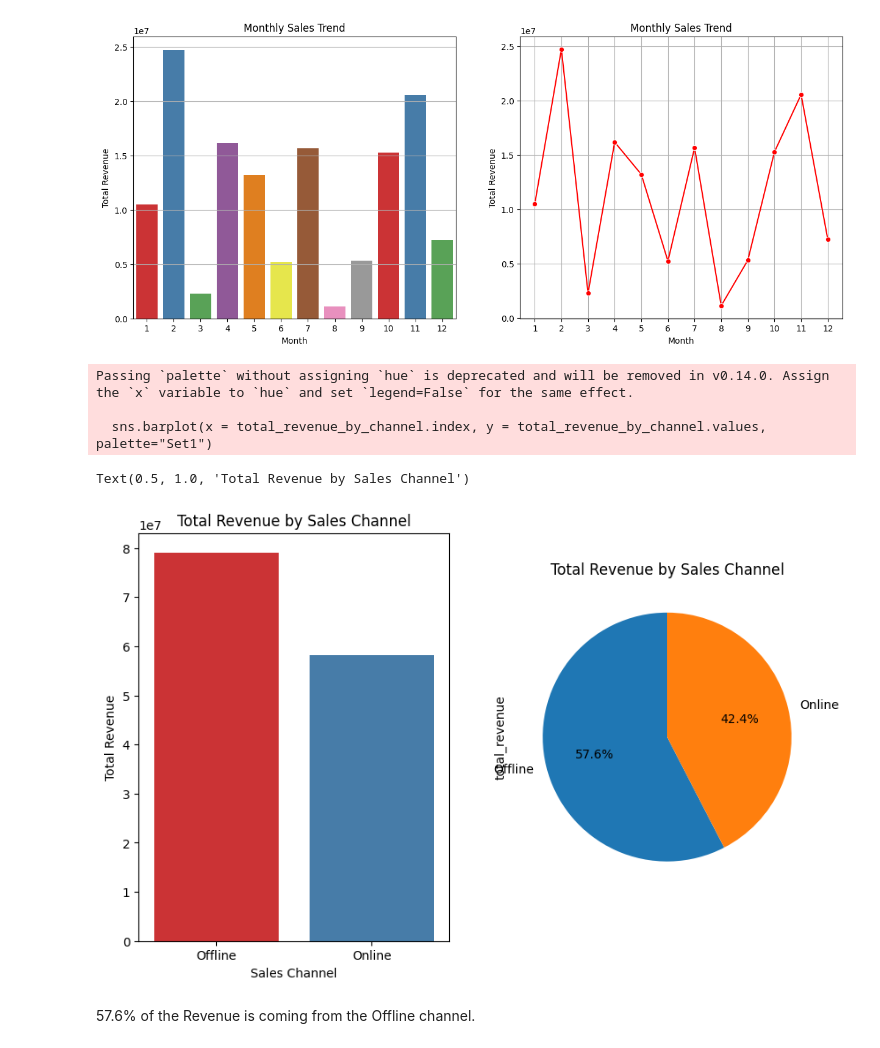
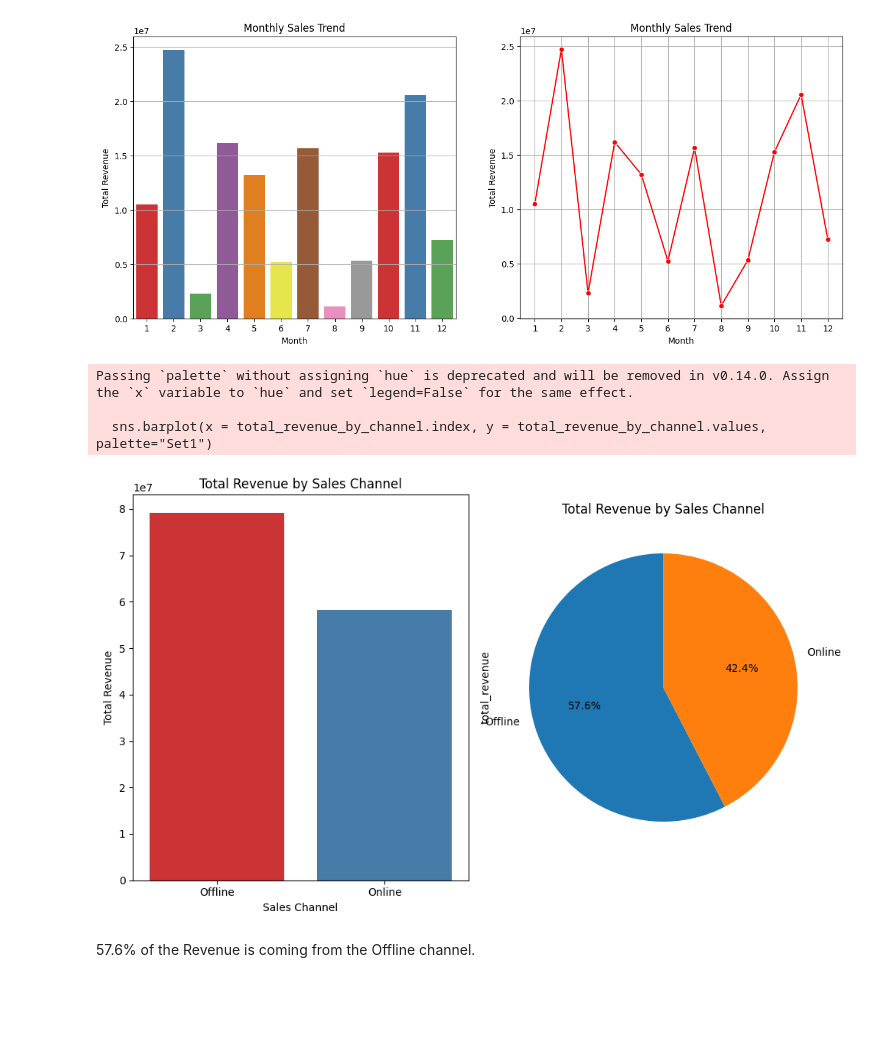
Before and after one commit to sahilkhan-7/amazon-sales-analysis, a Jupyter notebook: main.ipynb, the cells around one changed output. Cells and saved outputs as stored; diff of their text form; code cells hidden in the pictures; blank space fills up the shorter version.

```diff
--- a/main.ipynb
+++ b/main.ipynb
@@ -8,7 +8,7 @@ import seaborn as sns
 # %% [markdown]
 ## Loading the Dataset
 # %%
-df = pd.read_csv('E:\Python\Intership (unified)\Amazon Sales Analysis\Amazon Sales data.csv')
+df = pd.read_csv("Amazon Sales data.csv")
 # %%
 df.sample(5)
 # %% [output]
@@ -235,21 +235,21 @@ Passing `palette` without assigning `hue` is deprecated and will be removed in v
 # %%
 # Total Revenue by Sales Channel
 total_revenue_by_channel = df.groupby('sales_channel')['total_revenue'].sum()
 plt.figure(figsize=(18, 6))
 plt.subplot(1, 2, 1)
 sns.barplot(x = total_revenue_by_channel.index, y = total_revenue_by_channel.values, palette="Set1")
 plt.title('Total Revenue by Sales Channel')
 plt.xlabel('Sales Channel')
 plt.ylabel('Total Revenue')
 
 plt.subplot(1, 2, 2)
 total_revenue_by_channel.plot.pie(autopct='%1.1f%%', startangle=90, figsize=(10, 6))
 plt.title('Total Revenue by Sales Channel')
+plt.tight_layout()
 # %% [output]
 Passing `palette` without assigning `hue` is deprecated and will be removed in v0.14.0. Assign the `x` variable to `hue` and set `legend=False` for the same effect.
 
   sns.barplot(x = total_revenue_by_channel.index, y = total_revenue_by_channel.values, palette="Set1")
-Text(0.5, 1.0, 'Total Revenue by Sales Channel')
-[figure, old version]
+[figure, new version]
 # %% [markdown]
 57.6% of the Revenue is coming from the Offline channel.
```
Also changed, not shown: parts of 9 cells of this notebook.
